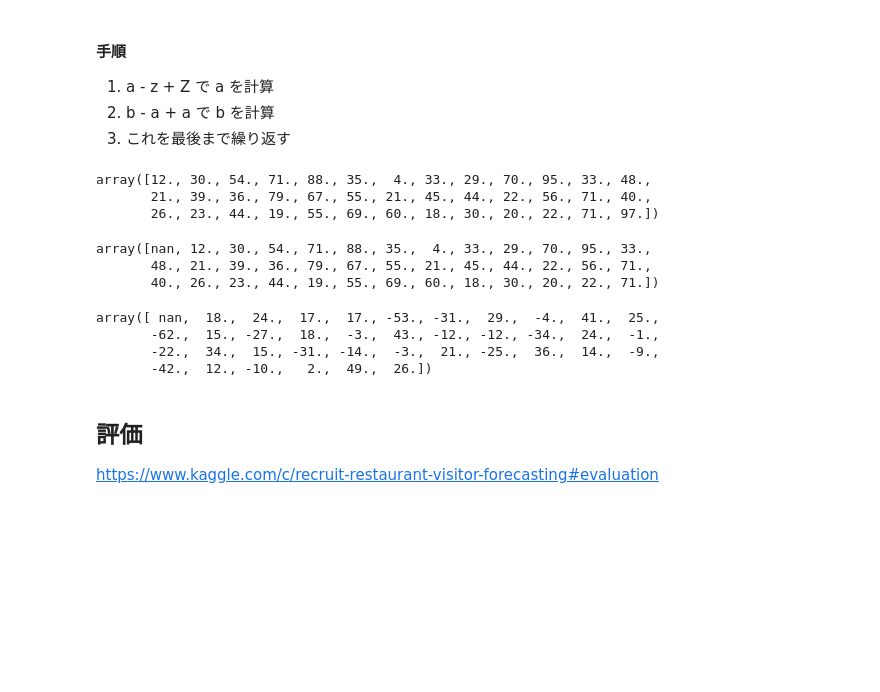
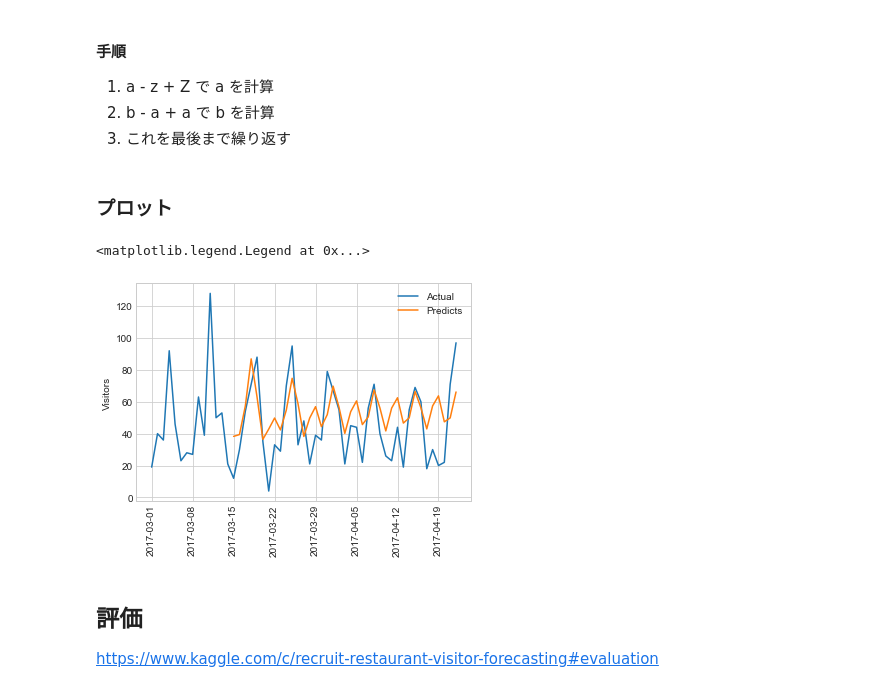
Before and after one commit to recruit-exercise/recruit_exercise, a Jupyter notebook: notebook/predict_arima_prototype.ipynb, the cells around one changed output. Drawn from its saved outputs; the diff is of its cells as text; code cells hidden in the pictures; blank space fills up the shorter version.

Commit message:
Evaluate predicts

```diff
--- a/notebook/predict_arima_prototype.ipynb
+++ b/notebook/predict_arima_prototype.ipynb
@@ -300,25 +302,21 @@ def undiff_predicts(predicts_diff=predicts_diff, last_train_value=train_data['vi
     return predicts
 # %%
 predicts = undiff_predicts(predicts_diff=predicts_diff, last_train_value=train_data['visitors'].iloc[-1])
-# %%
-test_data.visitors.values
-# %% [output]
-array([12., 30., 54., 71., 88., 35.,  4., 33., 29., 70., 95., 33., 48.,
-       21., 39., 36., 79., 67., 55., 21., 45., 44., 22., 56., 71., 40.,
-       26., 23., 44., 19., 55., 69., 60., 18., 30., 20., 22., 71., 97.])
-# %%
-test_data.visitors.shift(1).values
-# %% [output]
-array([nan, 12., 30., 54., 71., 88., 35.,  4., 33., 29., 70., 95., 33.,
-       48., 21., 39., 36., 79., 67., 55., 21., 45., 44., 22., 56., 71.,
-       40., 26., 23., 44., 19., 55., 69., 60., 18., 30., 20., 22., 71.])
-# %%
-test_data_diffs.visitors_diff.values
-# %% [output]
-array([ nan,  18.,  24.,  17.,  17., -53., -31.,  29.,  -4.,  41.,  25.,
-       -62.,  15., -27.,  18.,  -3.,  43., -12., -12., -34.,  24.,  -1.,
-       -22.,  34.,  15., -31., -14.,  -3.,  21., -25.,  36.,  14.,  -9.,
-       -42.,  12., -10.,   2.,  49.,  26.])
+# %% [markdown]
+### プロット
+# %%
+nan_14 = np.zeros(14)
+nan_14[:] = np.NaN
+# %%
+ax = plt.subplot()
+ax.plot(test_data_large['visit_date'], test_data_large['visitors'], label='Actual')
+ax.plot(test_data_large['visit_date'], np.concatenate([nan_14, predicts]), label='Predicts')
+ax.tick_params(axis='x', rotation=90)
+ax.set_ylabel('Visitors')
+ax.legend()
+# %% [output]
+<matplotlib.legend.Legend at 0x...>
+[figure, added]
 # %% [markdown]
 ## 評価
 https://www.kaggle.com/c/recruit-restaurant-visitor-forecasting#evaluation
```
Also changed, not shown: parts of 9 cells of this notebook.
